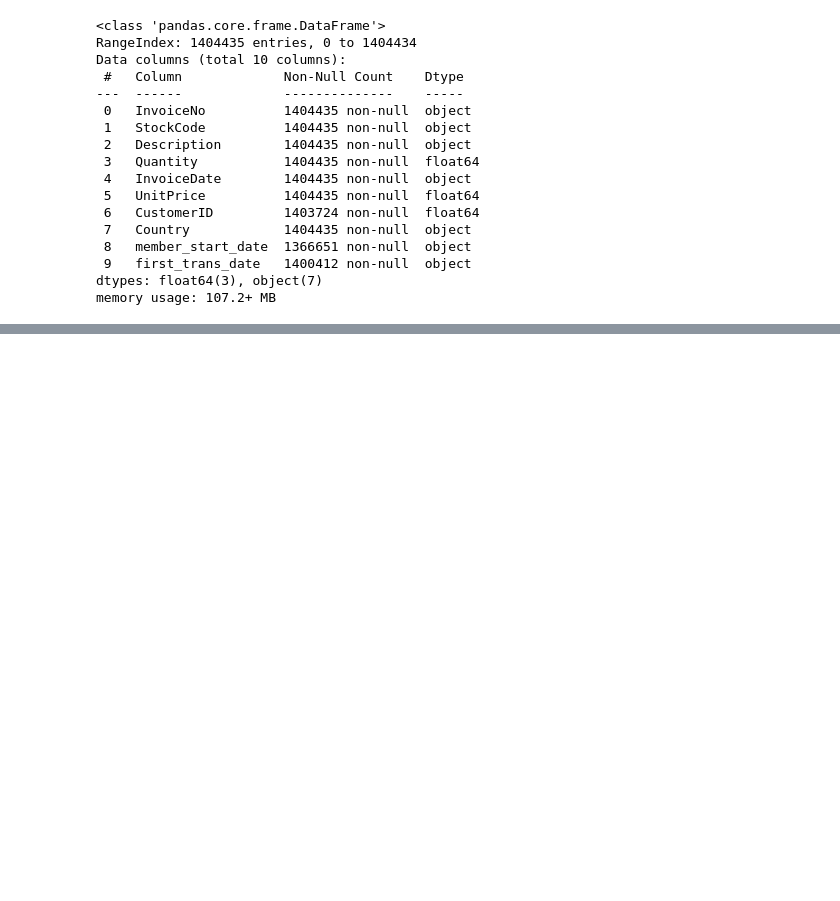
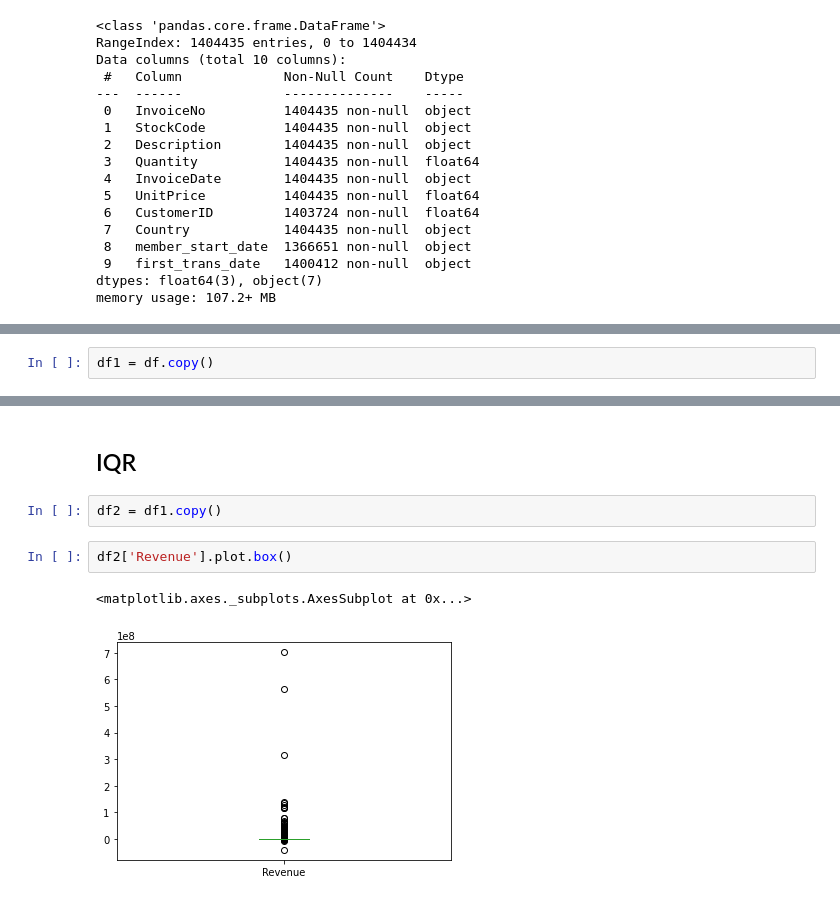
Before and after one commit to corrine1106/Project_EDA, a Jupyter notebook: EDA.ipynb, the cells around one changed output, grey strips where cells are left out. Saved outputs shown, nothing was run; the diff lists cells and outputs as text; blank space fills up the shorter version.

```diff
--- a/EDA.ipynb
+++ b/EDA.ipynb
@@ -75,0 +156,2 @@ Name: 1000, dtype: object
+# %%
+df1 = df.copy()
@@ -75,0 +235,9 @@ Name: 1000, dtype: object
+# %% [markdown]
+## IQR
+# %%
+df2 = df1.copy()
+# %%
+df2['Revenue'].plot.box()
+# %% [output]
+<matplotlib.axes._subplots.AxesSubplot at 0x...>
+[figure, added]
```
Also changed, not shown: parts of 68 cells of this notebook.
